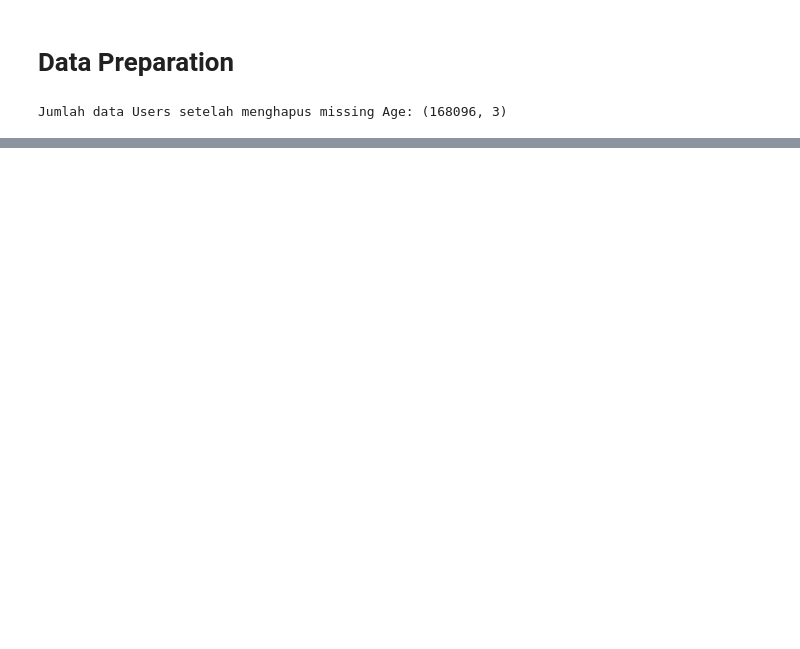
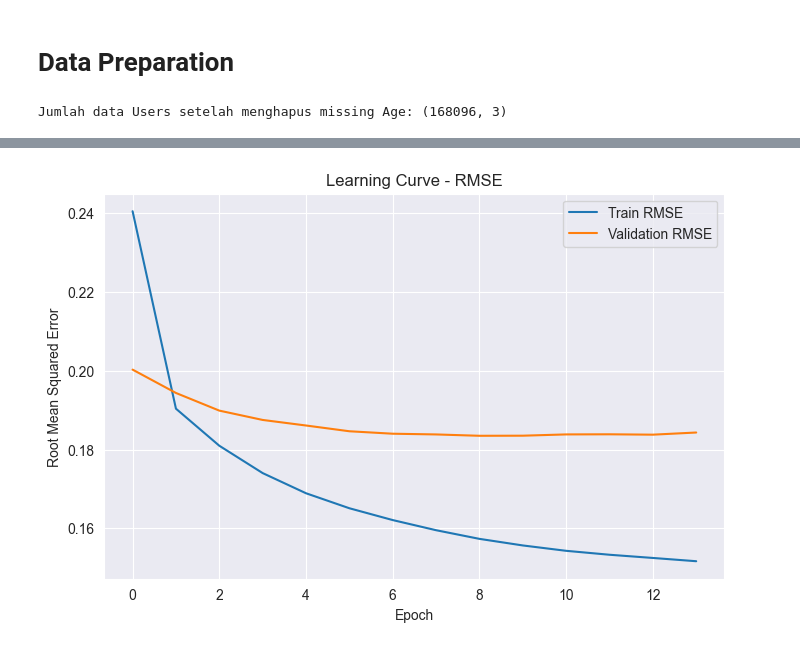
Before and after one commit to MuhDila/Submission_Proyek_Akhir_Membuat_Model_Sistem_Rekomendasi, a Jupyter notebook: notebook.ipynb, the cells around one changed output, grey strips where cells are left out. Saved outputs shown, nothing was run; the diff lists cells and outputs as text; code cells hidden in the pictures; blank space fills up the shorter version.

```diff
--- a/notebook.ipynb
+++ b/notebook.ipynb
@@ -759,0 +1310,3 @@ Jumlah data Users setelah menghapus missing Age: (168096, 3)
+# %%
+# Konversi rating menjadi float32
+ratings_clean['book_rating'] = ratings_clean['book_rating'].values.astype(np.float32)
@@ -759,0 +1421,10 @@ Jumlah data Users setelah menghapus missing Age: (168096, 3)
+# %%
+# Inisialisasi model
+model = RecommenderNet(num_users, num_books, embedding_size=50)
+
+# Compile model
+model.compile(
+    loss=tf.keras.losses.BinaryCrossentropy(),
+    optimizer=keras.optimizers.Adam(learning_rate=0.001),
+    metrics=[tf.keras.metrics.RootMeanSquaredError()]
+)
@@ -759,0 +1443,19 @@ Jumlah data Users setelah menghapus missing Age: (168096, 3)
+# %%
+from tensorflow.keras.callbacks import EarlyStopping
+
+# Setup EarlyStopping
+early_stop = EarlyStopping(
+    monitor='val_root_mean_squared_error', # Monitor validasi RMSE
+    patience=5, # Tunggu 5 epoch berturut-turut, kalau nggak improve, stop
+    restore_best_weights=True # Balikin ke model dengan bobot terbaik
+)
+
+# Retraining dengan EarlyStopping
+history = model.fit(
+    x=x_train,
+    y=y_train,
+    batch_size=8,
+    epochs=100,
+    validation_data=(x_val, y_val),
+    callbacks=[early_stop]
+)
@@ -759,0 +1650,15 @@ Jumlah data Users setelah menghapus missing Age: (168096, 3)
+# %%
+import matplotlib.pyplot as plt
+
+# Plot RMSE training dan validation
+plt.figure(figsize=(8, 5))
+plt.plot(history.history['root_mean_squared_error'], label='Train RMSE')
+plt.plot(history.history['val_root_mean_squared_error'], label='Validation RMSE')
+plt.title('Learning Curve - RMSE')
+plt.xlabel('Epoch')
+plt.ylabel('Root Mean Squared Error')
+plt.legend()
+plt.grid(True)
+plt.show()
+# %% [output]
+[figure, added]
```
Also changed, not shown: parts of 61 cells of this notebook, 1 other file.
